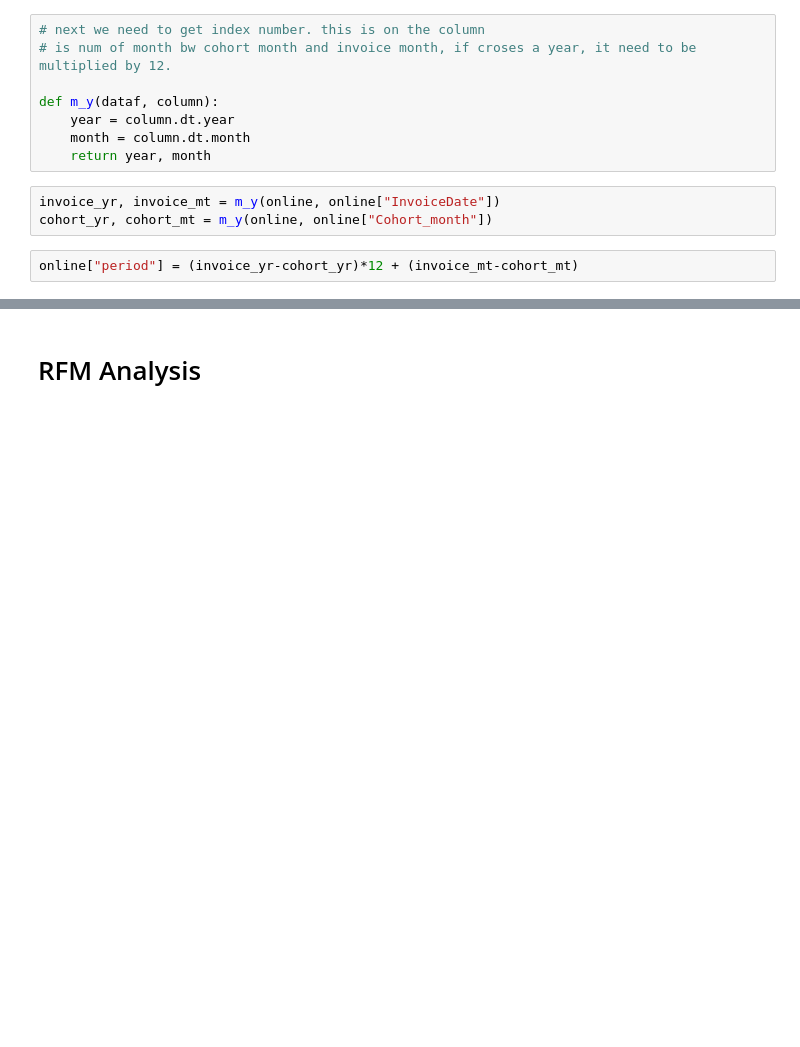
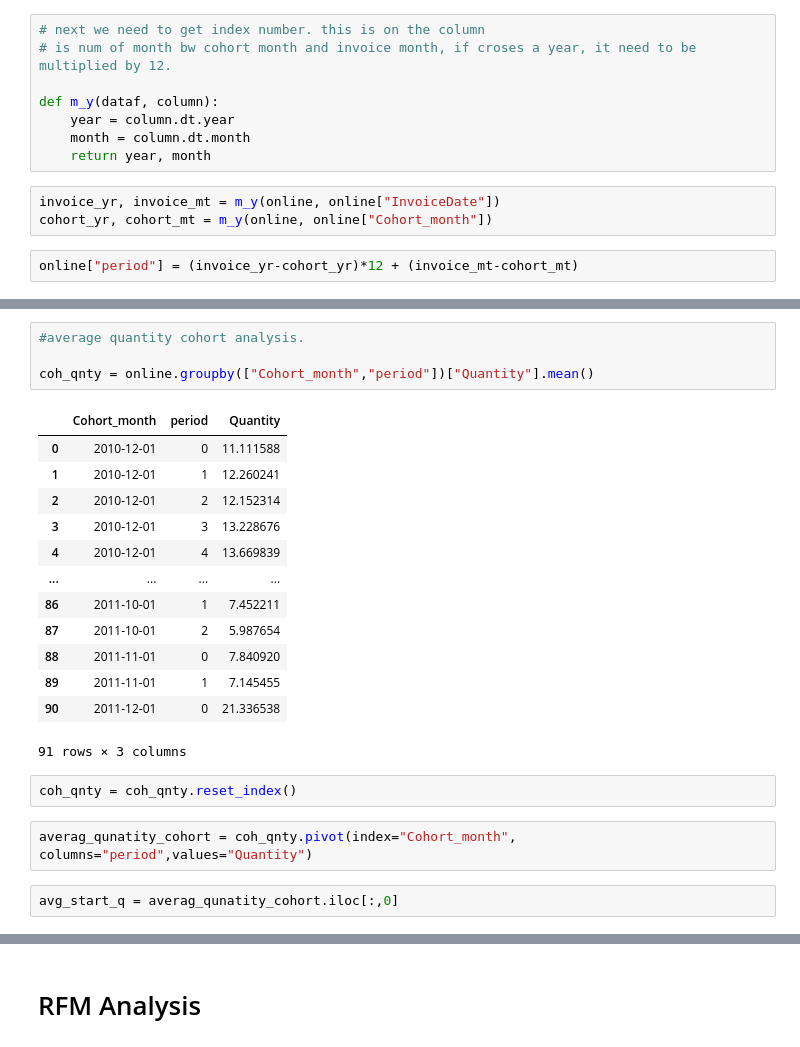
Before and after one commit to Vshnupriiyav/aspire_, a Jupyter notebook: learn/Full_projects/Game_analytics_lognormal/1_data.ipynb, the cells around one changed output, grey strips where cells are left out. Drawn from its saved outputs; the diff is of its cells as text; blank space fills up the shorter version.

```diff
--- a/learn/Full_projects/Game_analytics_lognormal/1_data.ipynb
+++ b/learn/Full_projects/Game_analytics_lognormal/1_data.ipynb
@@ -455,0 +479,24 @@ Name: CustomerID, Length: 91, dtype: int64
+# %%
+#average quantity cohort analysis.
+
+coh_qnty = online.groupby(["Cohort_month","period"])["Quantity"].mean()
+# %% [output]
+|  | Cohort_month | period | Quantity |
+| 0 | 2010-12-01 | 0 | 11.111588 |
+| 1 | 2010-12-01 | 1 | 12.260241 |
+| 2 | 2010-12-01 | 2 | 12.152314 |
+| 3 | 2010-12-01 | 3 | 13.228676 |
+| 4 | 2010-12-01 | 4 | 13.669839 |
+| ... | ... | ... | ... |
+| 86 | 2011-10-01 | 1 | 7.452211 |
+| 87 | 2011-10-01 | 2 | 5.987654 |
+| 88 | 2011-11-01 | 0 | 7.840920 |
+| 89 | 2011-11-01 | 1 | 7.145455 |
+| 90 | 2011-12-01 | 0 | 21.336538 |
+91 rows × 3 columns
+# %%
+coh_qnty = coh_qnty.reset_index()
+# %%
+averag_qunatity_cohort = coh_qnty.pivot(index="Cohort_month", columns="period",values="Quantity")
+# %%
+avg_start_q = averag_qunatity_cohort.iloc[:,0]
```
Also changed, not shown: parts of 17 cells of this notebook.
